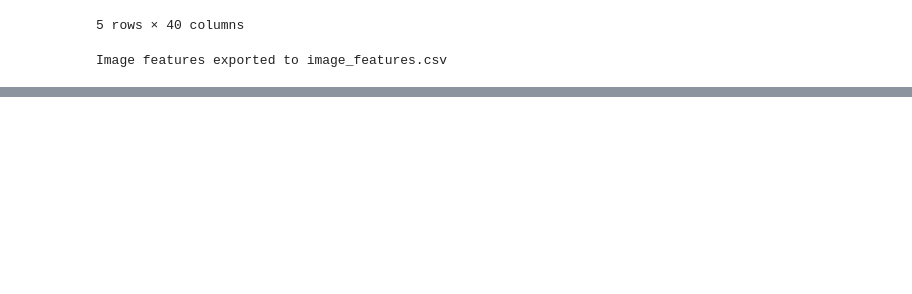
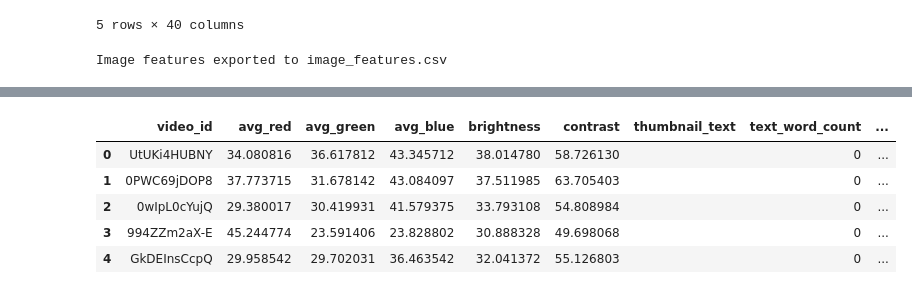
Before and after one commit to rithikkulkarni/Video-Virality, a Jupyter notebook: image_feature_extraction.ipynb, the cells around one changed output, grey strips where cells are left out. Drawn from its saved outputs; the diff is of its cells as text; code cells hidden in the pictures; blank space fills up the shorter version.

Commit message:
Added OCR + Text Extraction. Requires testing with real examples other than Gabriel Piano (his thumbnails are all similar and have little text)

```diff
--- a/image_feature_extraction.ipynb
+++ b/image_feature_extraction.ipynb
@@ -110,0 +138,27 @@ Image features exported to image_features.csv
+# %%
+import pytesseract
+from PIL import Image
+from textblob import TextBlob
+import os
+
+def extract_text_features(img_path, video_id):
+    try:
+        img = Image.open(img_path)
+        raw_text = pytesseract.image_to_string(img)
+        word_count = len(raw_text.strip().split())
+        sentiment = TextBlob(raw_text).sentiment.polarity  # -1 to 1
+
+        return {
+            "video_id": video_id,
+            "thumbnail_text": raw_text.strip(),
+            "text_word_count": word_count,
+            "text_sentiment": sentiment
+        }
+    except Exception as e:
+        print(f"Error on {video_id}: {e}")
+        return None
+
+# Run OCR on all thumbnails from Step 1
+ocr_data = [extract_text_features(f"thumbnails/{vid}.jpg", vid) for vid in video_ids]
+ocr_df = pd.DataFrame([o for o in ocr_data if o is not None])
+ocr_df.head()
@@ -110,0 +172,11 @@ Image features exported to image_features.csv
+# %%
+# Merge Step 1 visual features with Step 2 OCR features
+combined_df = pd.merge(features_df, ocr_df, on="video_id", how="left")
+combined_df.head()
+# %% [output]
+|  | video_id | avg_red | avg_green | avg_blue | brightness | contrast | thumbnail_text | text_word_count | ... |
+| 0 | UtUKi4HUBNY | 34.080816 | 36.617812 | 43.345712 | 38.014780 | 58.726130 |  | 0 | ... |
+| 1 | 0PWC69jDOP8 | 37.773715 | 31.678142 | 43.084097 | 37.511985 | 63.705403 |  | 0 | ... |
+| 2 | 0wIpL0cYujQ | 29.380017 | 30.419931 | 41.579375 | 33.793108 | 54.808984 |  | 0 | ... |
+| 3 | 994ZZm2aX-E | 45.244774 | 23.591406 | 23.828802 | 30.888328 | 49.698068 |  | 0 | ... |
+| 4 | GkDEInsCcpQ | 29.958542 | 29.702031 | 36.463542 | 32.041372 | 55.126803 |  | 0 | ... |
```
Also changed, not shown: parts of 5 cells of this notebook.
